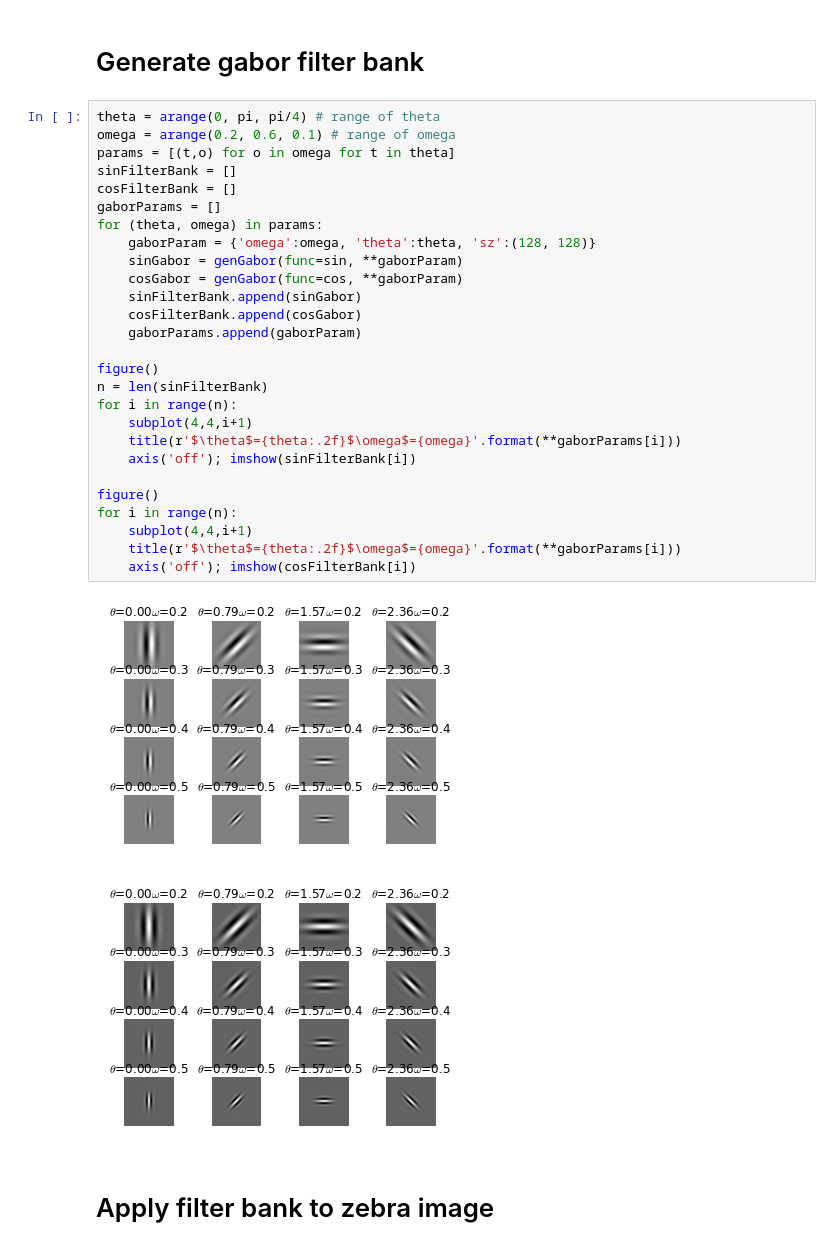
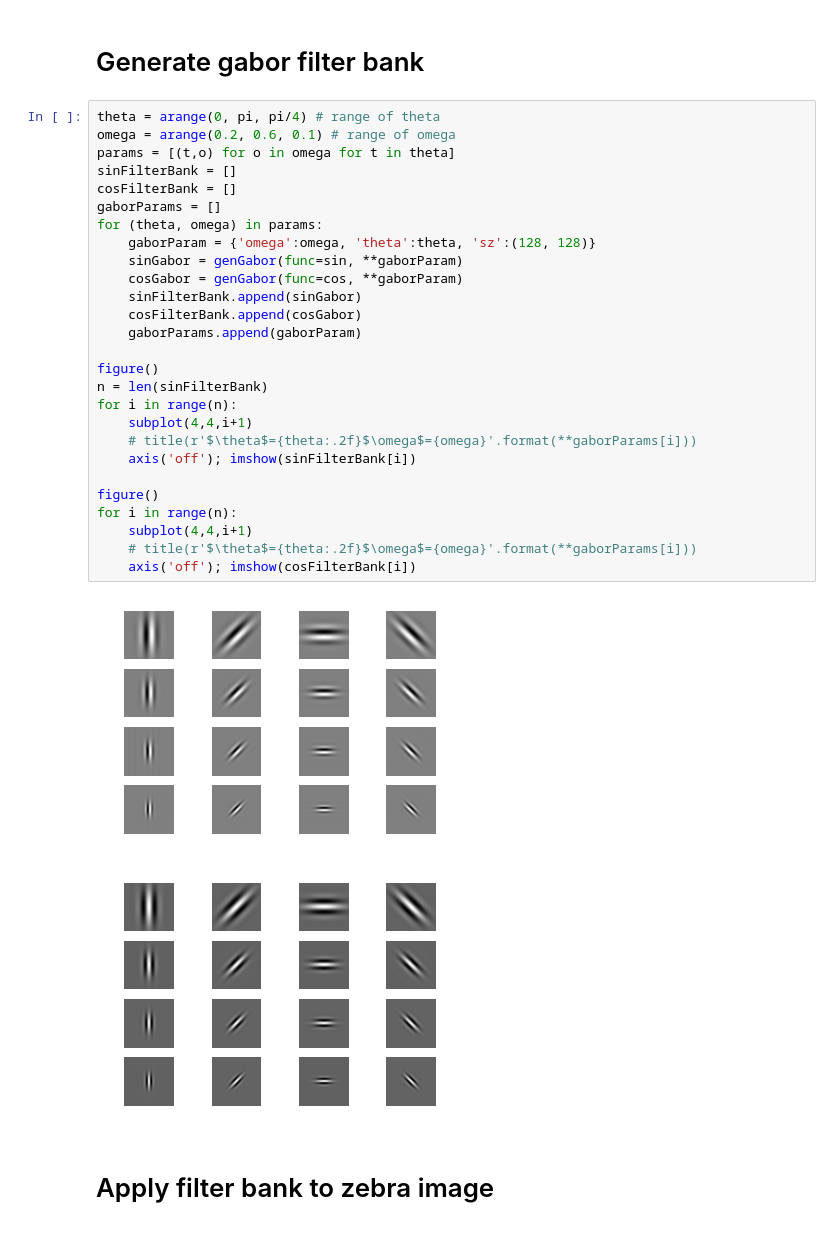
Before and after one commit to qiuwch/ArbibChapterDemos, a Jupyter notebook: ipynb/1.Gabor.ipynb, the cells around one changed output. Cells and saved outputs as stored; diff of their text form.

Commit message:
Remove title of figures.

```diff
--- a/ipynb/1.Gabor.ipynb
+++ b/ipynb/1.Gabor.ipynb
@@ -87,33 +87,33 @@ interact(demoGabor, theta=(0,pi,pi/8), omega=(0.1,1,0.1))
 # %%
 theta = arange(0, pi, pi/4) # range of theta
 omega = arange(0.2, 0.6, 0.1) # range of omega
 params = [(t,o) for o in omega for t in theta]
 sinFilterBank = []
 cosFilterBank = []
 gaborParams = []
 for (theta, omega) in params:
     gaborParam = {'omega':omega, 'theta':theta, 'sz':(128, 128)}
     sinGabor = genGabor(func=sin, **gaborParam)
     cosGabor = genGabor(func=cos, **gaborParam)
     sinFilterBank.append(sinGabor)
     cosFilterBank.append(cosGabor)
     gaborParams.append(gaborParam)
 
 figure()
 n = len(sinFilterBank)
 for i in range(n):
     subplot(4,4,i+1)
-    title(r'$\theta$={theta:.2f}$\omega$={omega}'.format(**gaborParams[i]))
+    # title(r'$\theta$={theta:.2f}$\omega$={omega}'.format(**gaborParams[i]))
     axis('off'); imshow(sinFilterBank[i])
 
 figure()
 for i in range(n):
     subplot(4,4,i+1)
-    title(r'$\theta$={theta:.2f}$\omega$={omega}'.format(**gaborParams[i]))
+    # title(r'$\theta$={theta:.2f}$\omega$={omega}'.format(**gaborParams[i]))
     axis('off'); imshow(cosFilterBank[i])
 # %% [output]
-[figure, old version]
+[figure, new version]
-[figure, old version]
+[figure, new version]
 # %% [markdown]
 # Apply filter bank to zebra image
 # %%
```
